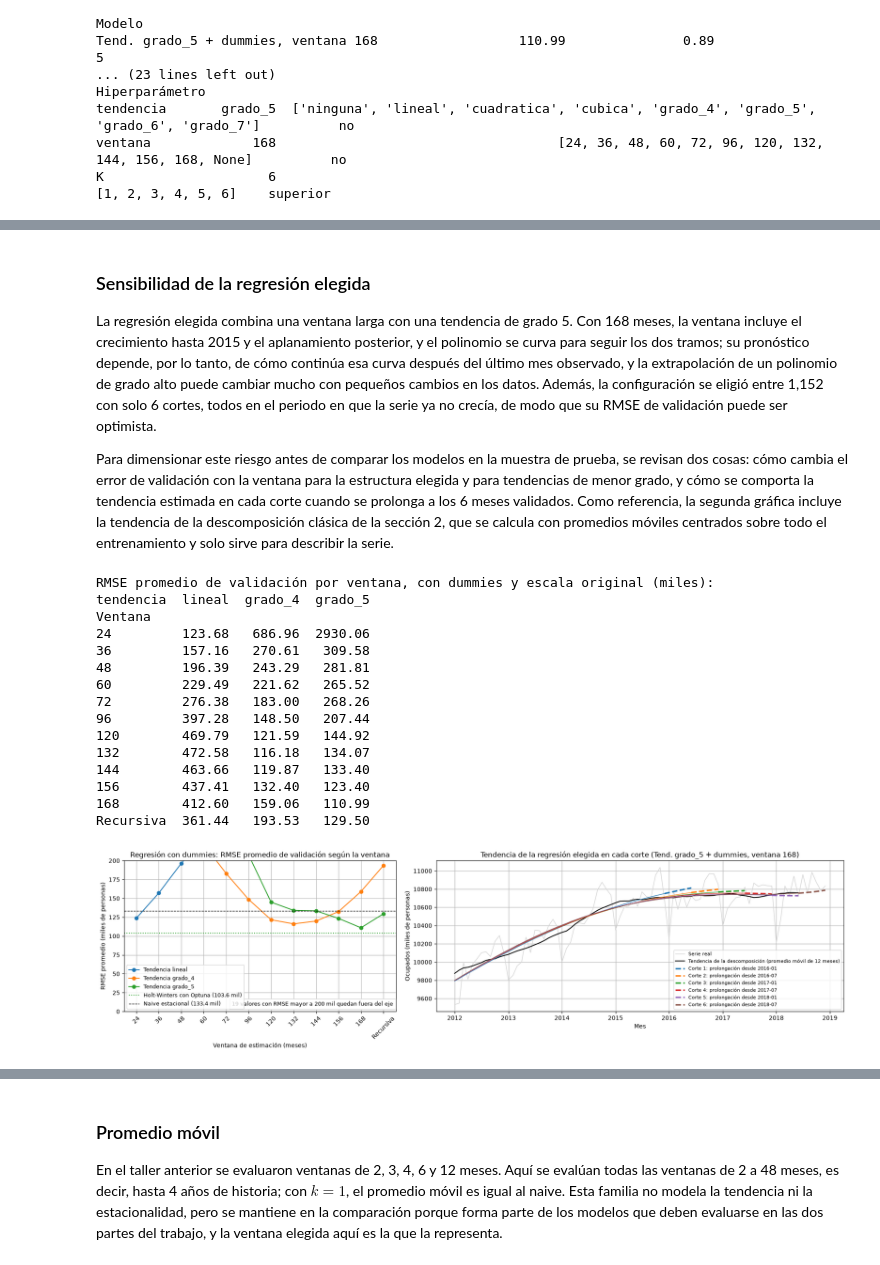
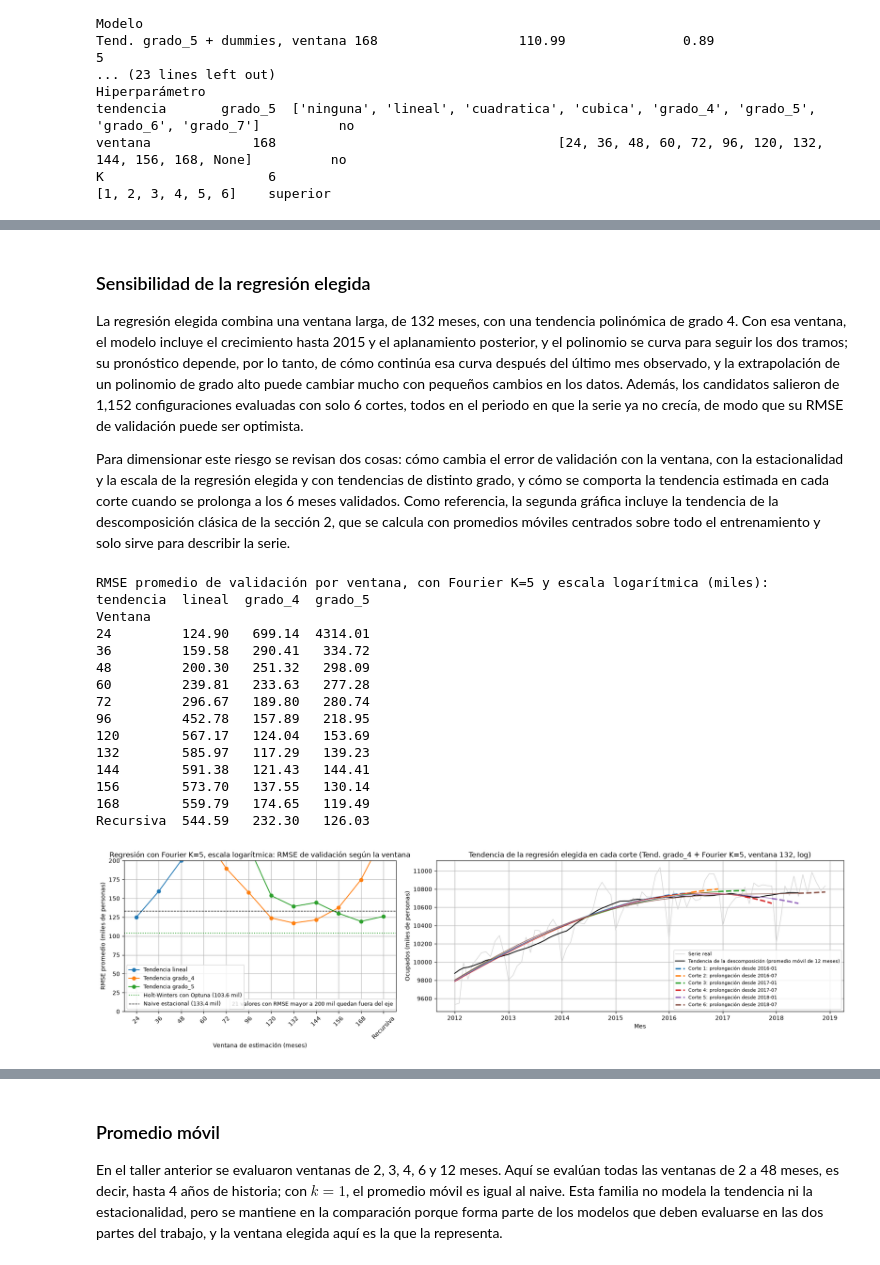
Before and after one commit to juanestebancg2806/ml3-time-series-forecasting, a Jupyter notebook: taller2/taller2_pronostico_ocupados.ipynb, the cells around one changed output, grey strips where cells are left out. Drawn from its saved outputs; the diff is of its cells as text; code cells hidden in the pictures.

```diff
--- a/taller2/taller2_pronostico_ocupados.ipynb
+++ b/taller2/taller2_pronostico_ocupados.ipynb
@@ -2180,9 +2159,9 @@ donde $t$ es el tiempo en años y $D_{j,t}$ indica si el mes $t$ es el mes $j$.
 # %% [markdown]
 ### Sensibilidad de la regresión elegida
 
-La regresión elegida combina una ventana larga con una tendencia de grado 5. Con 168 meses, la ventana incluye el crecimiento hasta 2015 y el aplanamiento posterior, y el polinomio se curva para seguir los dos tramos; su pronóstico depende, por lo tanto, de cómo continúa esa curva después del último mes observado, y la extrapolación de un polinomio de grado alto puede cambiar mucho con pequeños cambios en los datos. Además, la configuración se eligió entre 1,152 con solo 6 cortes, todos en el periodo en que la serie ya no crecía, de modo que su RMSE de validación puede ser optimista.
+La regresión elegida combina una ventana larga, de 132 meses, con una tendencia polinómica de grado 4. Con esa ventana, el modelo incluye el crecimiento hasta 2015 y el aplanamiento posterior, y el polinomio se curva para seguir los dos tramos; su pronóstico depende, por lo tanto, de cómo continúa esa curva después del último mes observado, y la extrapolación de un polinomio de grado alto puede cambiar mucho con pequeños cambios en los datos. Además, los candidatos salieron de 1,152 configuraciones evaluadas con solo 6 cortes, todos en el periodo en que la serie ya no crecía, de modo que su RMSE de validación puede ser optimista.
 
-Para dimensionar este riesgo antes de comparar los modelos en la muestra de prueba, se revisan dos cosas: cómo cambia el error de validación con la ventana para la estructura elegida y para tendencias de menor grado, y cómo se comporta la tendencia estimada en cada corte cuando se prolonga a los 6 meses validados. Como referencia, la segunda gráfica incluye la tendencia de la descomposición clásica de la sección 2, que se calcula con promedios móviles centrados sobre todo el entrenamiento y solo sirve para describir la serie.
+Para dimensionar este riesgo se revisan dos cosas: cómo cambia el error de validación con la ventana, con la estacionalidad y la escala de la regresión elegida y con tendencias de distinto grado, y cómo se comporta la tendencia estimada en cada corte cuando se prolonga a los 6 meses validados. Como referencia, la segunda gráfica incluye la tendencia de la descomposición clásica de la sección 2, que se calcula con promedios móviles centrados sobre todo el entrenamiento y solo sirve para describir la serie.
 # %%
 # --- Sensibilidad de la regresión elegida a la ventana y comportamiento de su tendencia ---
 def tendencia_regresion(serie_ajuste, config, h):
@@ -2201,17 +2180,22 @@ def tendencia_regresion(serie_ajuste, config, h):
     return pd.Series(np.exp(tendencia) if config["escala"] == "log" else tendencia, index=fechas)
 
 
-# 1. RMSE promedio de validación por ventana, con dummies y escala original, para tres grados de tendencia
+# 1. RMSE promedio de validación por ventana con la estacionalidad y la escala de la regresión elegida,
+#    para la tendencia lineal, la de la regresión elegida y la de grado 5
 grilla_regresion_2["Ventana"] = grilla_regresion_2.index.map(
     lambda numero: "Recursiva" if configuraciones_regresion_etapa_2[numero]["ventana"] is None
     else str(configuraciones_regresion_etapa_2[numero]["ventana"]))
-grados_sensibilidad = list(dict.fromkeys(["lineal", "grado_4", config_regresion_elegida["tendencia"]]))
-sensibilidad_ventana = (grilla_regresion_2[(grilla_regresion_2["estacionalidad"] == "dummies")
-                                           & (grilla_regresion_2["escala"] == "original")
-                                           & grilla_regresion_2["tendencia"].isin(grados_sensibilidad)]
+misma_estructura = np.array([
+    all(configuraciones_regresion_etapa_2[numero][clave] == config_regresion_elegida[clave]
+        for clave in ("estacionalidad", "K", "escala"))
+    for numero in grilla_regresion_2.index])
+grados_sensibilidad = list(dict.fromkeys(["lineal", config_regresion_elegida["tendencia"], "grado_5"]))
+sensibilidad_ventana = (grilla_regresion_2[misma_estructura & grilla_regresion_2["tendencia"].isin(grados_sensibilidad)]
                         .pivot_table(index="Ventana", columns="tendencia", values="RMSE promedio")
                         .reindex(index=orden_ventanas, columns=grados_sensibilidad))
-print("RMSE promedio de validación por ventana, con dummies y escala original (miles):")
+estructura_elegida = "dummies" if config_regresion_elegida["K"] is None else f"Fourier K={config_regresion_elegida['K']}"
+escala_elegida = "logarítmica" if config_regresion_elegida["escala"] == "log" else "original"
+print(f"RMSE promedio de validación por ventana, con {estructura_elegida} y escala {escala_elegida} (miles):")
 print(sensibilidad_ventana.round(2).to_string())
 
 fig, axes = plt.subplots(1, 2, figsize=(18, 5), gridspec_kw={"width_ratios": [2, 3]})
@@ -2231,49 +2215,49 @@ if fuera_del_eje:
                  f"{limite_rmse:.0f} mil {'queda' if fuera_del_eje == 1 else 'quedan'} fuera del eje",
                  transform=axes[0].transAxes, ha="right", va="bottom", fontsize=9,
                  bbox=dict(facecolor="white", edgecolor="lightgray"))
-axes[0].set_title("Regresión con dummies: RMSE promedio de validación según la ventana")
+axes[0].set_title(f"Regresión con {estructura_elegida}, escala {escala_elegida}: RMSE de validación según la ventana")
 axes[0].set_xlabel("Ventana de estimación (meses)")
 axes[0].set_ylabel("RMSE promedio (miles de personas)")
 axes[0].tick_params(axis="x", rotation=45)
 axes[0].legend(loc="lower left", fontsize=9)
 axes[0].grid()
 
 # 2. Tendencia de la regresión elegida en cada corte: tramo ajustado (línea continua) y prolongación (discontinua)
 axes[1].plot(train.loc["2012":], color="lightgray", linewidth=1, label="Serie real")
 axes[1].plot(desc_aditiva.trend.loc["2012":], color="black", linewidth=1.5,
              label="Tendencia de la descomposición (promedio móvil de 12 meses)")
 for numero, (idx_ajuste, _) in enumerate(tscv.split(train), start=1):
     serie_ajuste = train.iloc[idx_ajuste]
     tendencia = tendencia_regresion(serie_ajuste, config_regresion_elegida, horizonte)
     color = f"C{numero - 1}"
     axes[1].plot(tendencia.loc["2012":serie_ajuste.index[-1]], color=color, linewidth=1)
     axes[1].plot(tendencia.loc[serie_ajuste.index[-1]:], color=color, linewidth=2.5, linestyle="--",
                  label=f"Corte {numero}: prolongación desde {serie_ajuste.index[-1] + pd.DateOffset(months=1):%Y-%m}")
 axes[1].set_title(f"Tendencia de la regresión elegida en cada corte ({describir_regresion(config_regresion_elegida)})")
 axes[1].set_xlabel("Mes")
 axes[1].set_ylabel("Ocupados (miles de personas)")
 axes[1].legend(loc="lower right", fontsize=8)
 axes[1].grid()
 
 fig.tight_layout()
 plt.show()
 # %% [output]
-RMSE promedio de validación por ventana, con dummies y escala original (miles):
+RMSE promedio de validación por ventana, con Fourier K=5 y escala logarítmica (miles):
 tendencia  lineal  grado_4  grado_5
 Ventana
-24         123.68   686.96  2930.06
-36         157.16   270.61   309.58
-48         196.39   243.29   281.81
-60         229.49   221.62   265.52
-72         276.38   183.00   268.26
-96         397.28   148.50   207.44
-120        469.79   121.59   144.92
-132        472.58   116.18   134.07
-144        463.66   119.87   133.40
-156        437.41   132.40   123.40
-168        412.60   159.06   110.99
-Recursiva  361.44   193.53   129.50
+24         124.90   699.14  4314.01
+36         159.58   290.41   334.72
+48         200.30   251.32   298.09
+60         239.81   233.63   277.28
+72         296.67   189.80   280.74
+96         452.78   157.89   218.95
+120        567.17   124.04   153.69
+132        585.97   117.29   139.23
+144        591.38   121.43   144.41
+156        573.70   137.55   130.14
+168        559.79   174.65   119.49
+Recursiva  544.59   232.30   126.03
-[figure, old version]
+[figure, new version]
 # %% [markdown]
 ### Lectura de la sensibilidad
 
```
Also changed, not shown: parts of 21 cells of this notebook.
